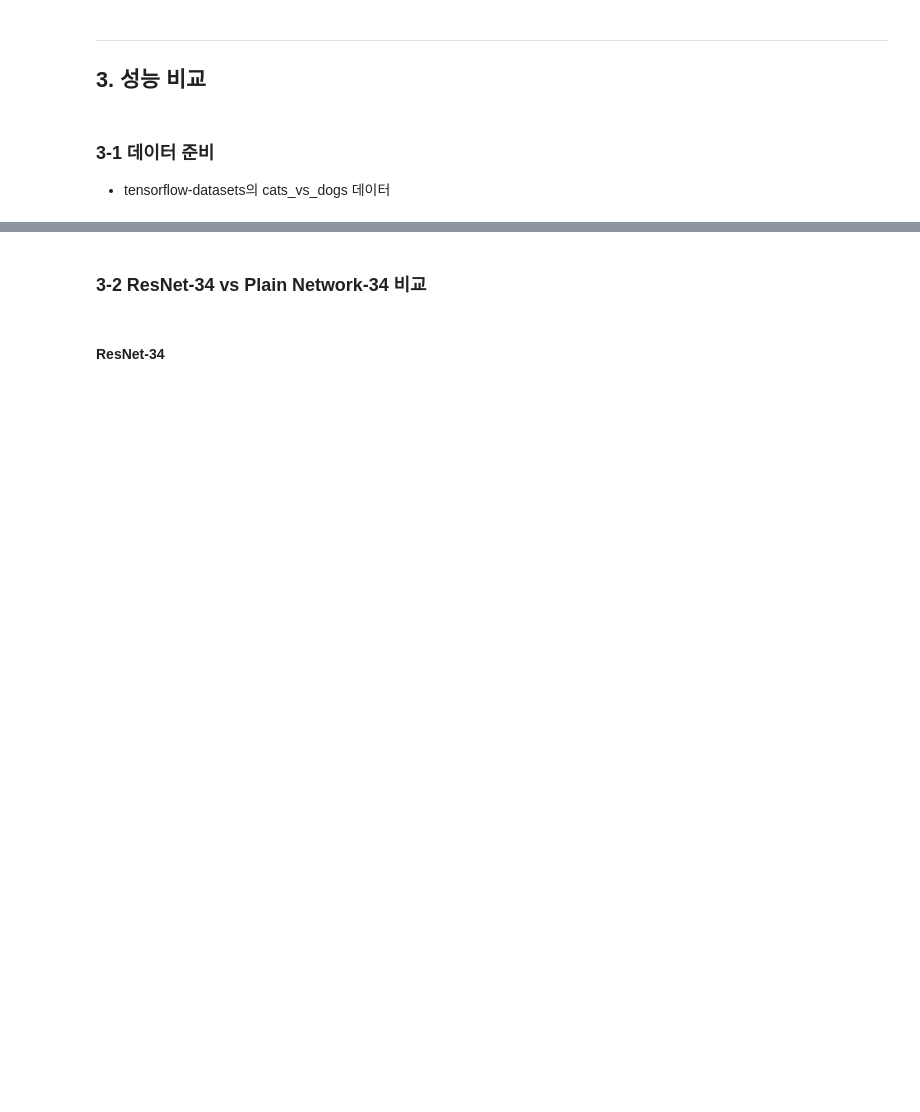
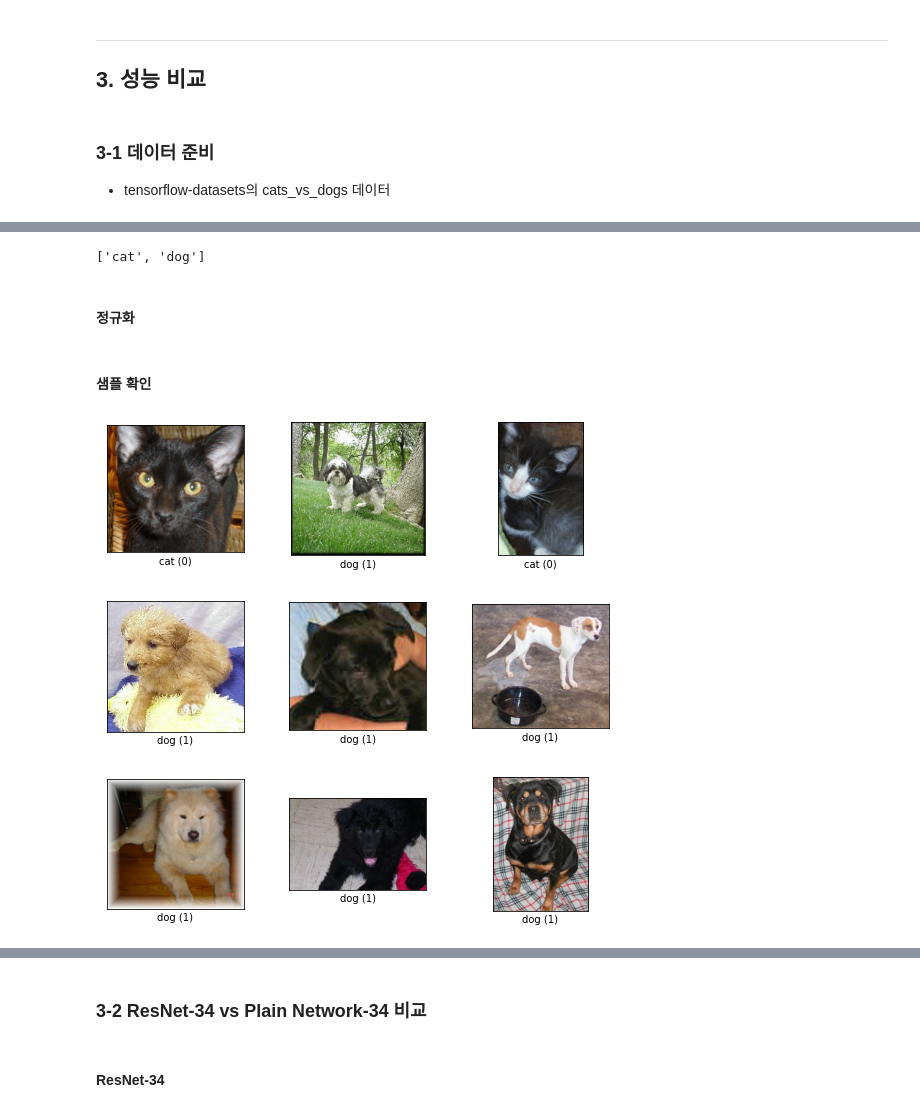
Before and after one commit to wbj1209/aiffel_project, a Jupyter notebook: goingdeeper/goingdeeper_02/G02_ResNet.ipynb, the cells around one changed output, grey strips where cells are left out. Cells and saved outputs as stored; diff of their text form; code cells hidden in the pictures; blank space fills up the shorter version.

```diff
--- a/goingdeeper/goingdeeper_02/G02_ResNet.ipynb
+++ b/goingdeeper/goingdeeper_02/G02_ResNet.ipynb
@@ -44,3 +299,16 @@ import tensorflow_datasets as tfds
 # %% [markdown]
 ### 3-1 데이터 준비
 - tensorflow-datasets의 cats_vs_dogs 데이터
+# %%
+import urllib3
+urllib3.disable_warnings()
+
+tfds.disable_progress_bar()   # 이 주석을 풀면 데이터셋 다운로드과정의 프로그레스바가 나타나지 않습니다.
+
+(ds_train, ds_test), ds_info = tfds.load(
+    'cats_vs_dogs',
+    split=['train[:80%]','train[80%:]'],
+    shuffle_files=True,
+    with_info=True,
+    as_supervised=True # as_supervised False인 경우 라벨 인수가 누락되었다는 TypeError:발생
+)
@@ -46,0 +335,6 @@ import tensorflow_datasets as tfds
+# %%
+ds_info.features["label"].names
+# %% [output]
+['cat', 'dog']
+# %% [markdown]
+#### 정규화
@@ -46,0 +358,6 @@ import tensorflow_datasets as tfds
+# %% [markdown]
+#### 샘플 확인
+# %%
+fig = tfds.show_examples(ds_train, ds_info)
+# %% [output]
+[figure, added]
```
Also changed, not shown: parts of 28 cells of this notebook.
